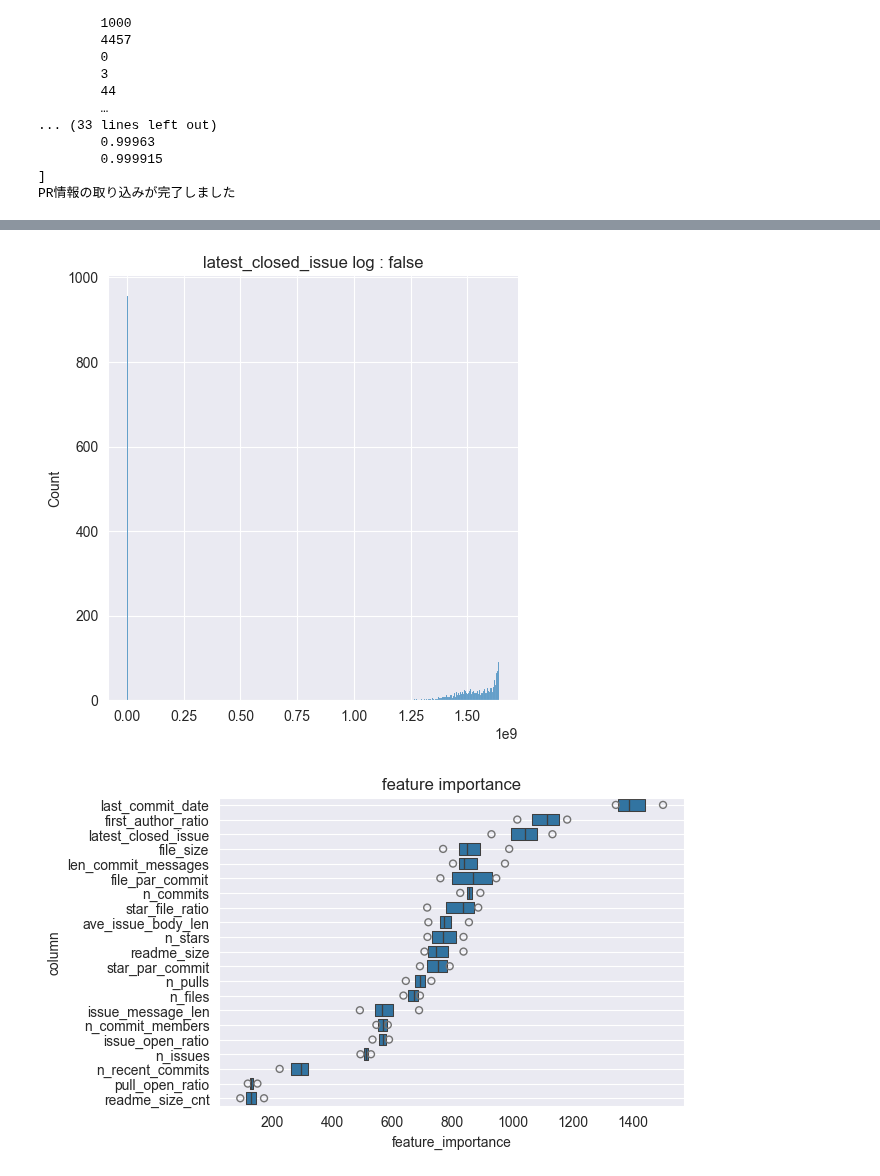
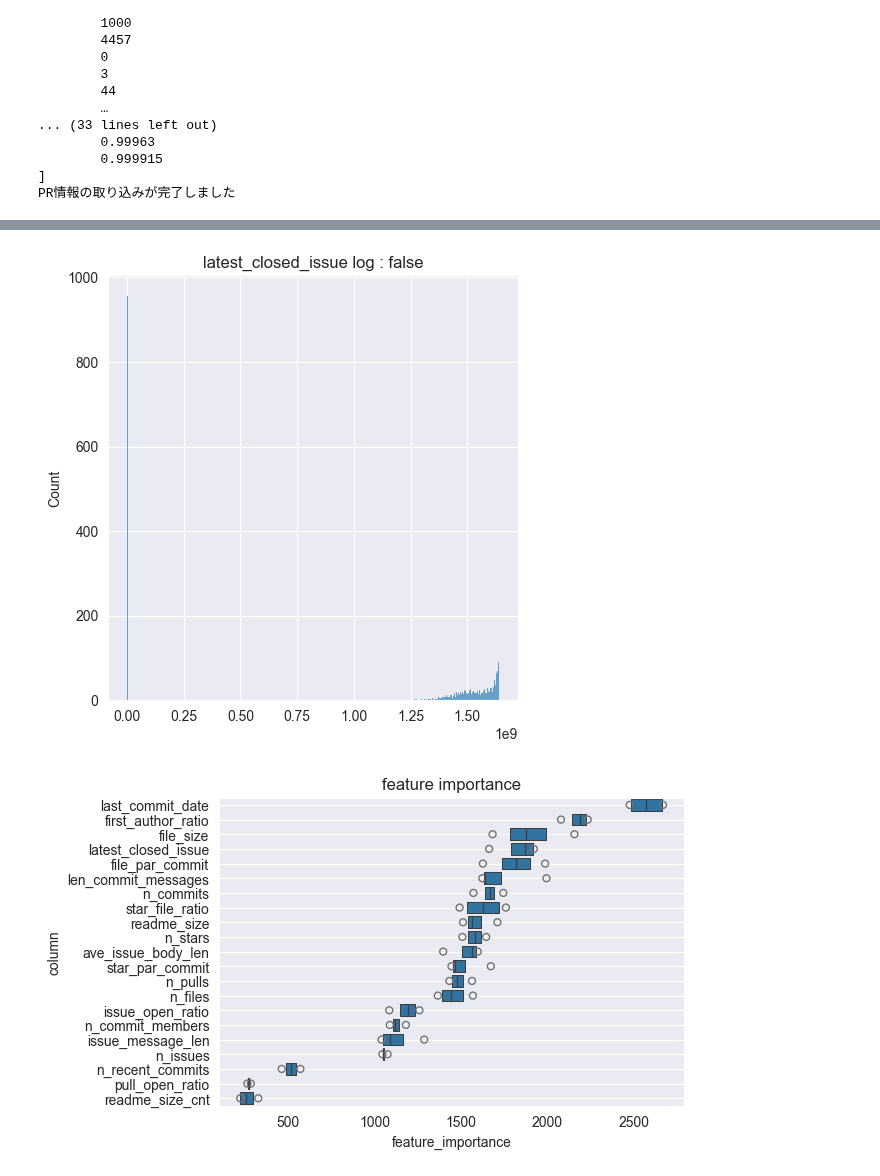
Before and after one commit to ZOI-dayo/traP-Nikkei-2025, a Jupyter notebook: main.ipynb, the cells around one changed output, grey strips where cells are left out. Cells and saved outputs as stored; diff of their text form; code cells hidden in the pictures.

Commit message:
'num_iterations': 1000,

```diff
--- a/main.ipynb
+++ b/main.ipynb
@@ -496,7 +496,7 @@ def train_fold(train_X: pd.DataFrame, train_y: pd.Series, valid_X: pd.DataFrame,
         'bagging_fraction': 0.8,
         'num_leaves': 31,
         'random_state': 0,
-        'num_iterations': 500,
+        'num_iterations': 1000,
     }
 
     # 学習. auc が 100ステップ以上改善しないなら打ち切るように設定する
@@ -645,4 +645,4 @@ score:  0.9374716371969462
 [figure]
 [figure]
 [figure]
-[figure, old version]
+[figure, new version]
```
Also changed, not shown: parts of 1 cell of this notebook, 1 other file.
